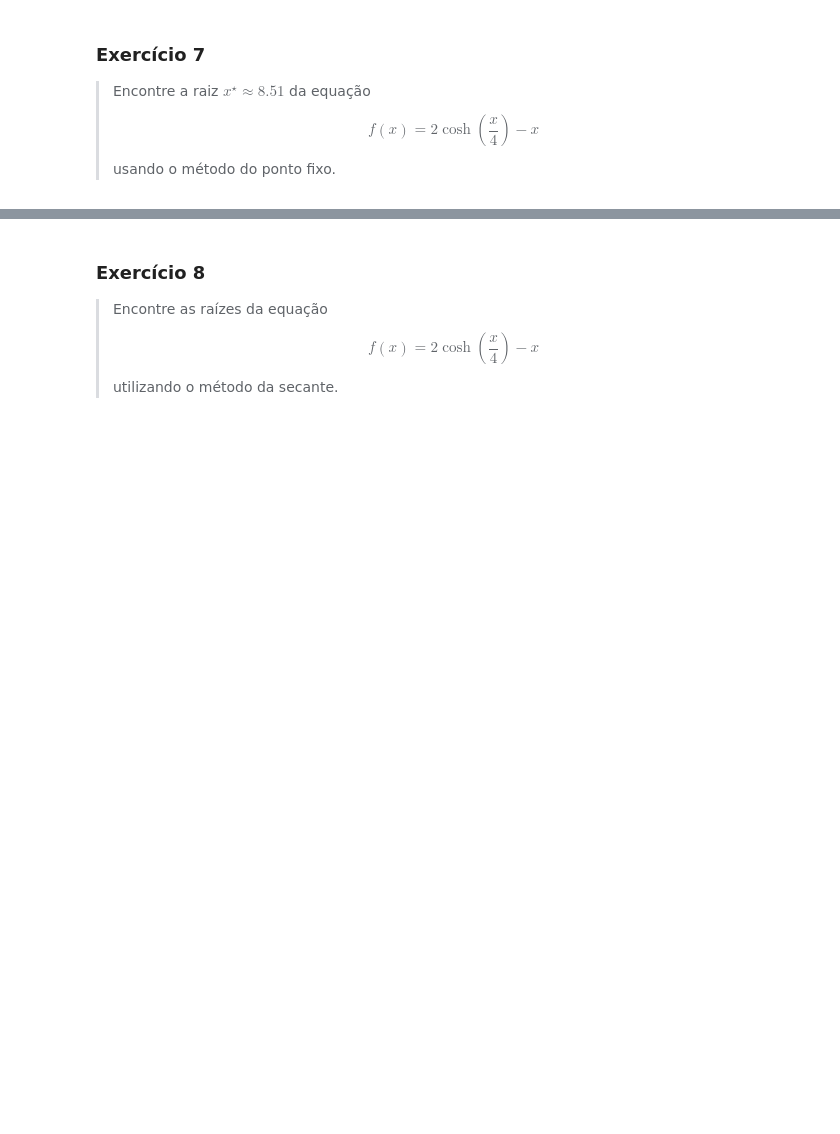
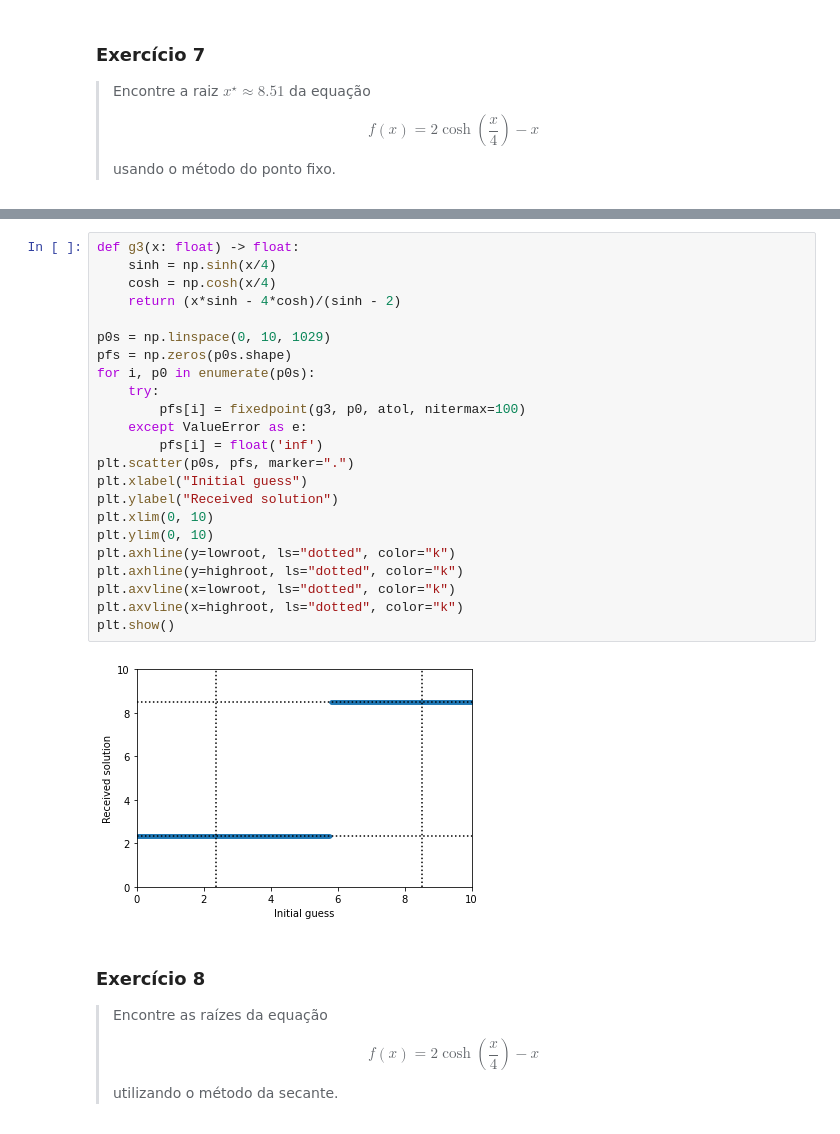
Before and after one commit to carlos-adir/UnB-Courses, a Jupyter notebook: mntf/trabalho1.ipynb, the cells around one changed output, grey strips where cells are left out. Saved outputs shown, nothing was run; the diff lists cells and outputs as text; blank space fills up the shorter version.

```diff
--- a/mntf/trabalho1.ipynb
+++ b/mntf/trabalho1.ipynb
@@ -222,3 +514,28 @@ plt.show()
+# %%
+def g3(x: float) -> float:
+    sinh = np.sinh(x/4)
+    cosh = np.cosh(x/4)
+    return (x*sinh - 4*cosh)/(sinh - 2)
+
+p0s = np.linspace(0, 10, 1029)
+pfs = np.zeros(p0s.shape)
+for i, p0 in enumerate(p0s):
+    try:
+        pfs[i] = fixedpoint(g3, p0, atol, nitermax=100)
+    except ValueError as e:
+        pfs[i] = float('inf')
+plt.scatter(p0s, pfs, marker=".")
+plt.xlabel("Initial guess")
+plt.ylabel("Received solution")
+plt.xlim(0, 10)
+plt.ylim(0, 10)
+plt.axhline(y=lowroot, ls="dotted", color="k")
+plt.axhline(y=highroot, ls="dotted", color="k")
+plt.axvline(x=lowroot, ls="dotted", color="k")
+plt.axvline(x=highroot, ls="dotted", color="k")
+plt.show()
+# %% [output]
+[figure, added]
 # %% [markdown]
 ### Exercício 8
 
```
Also changed, not shown: parts of 28 cells of this notebook.
